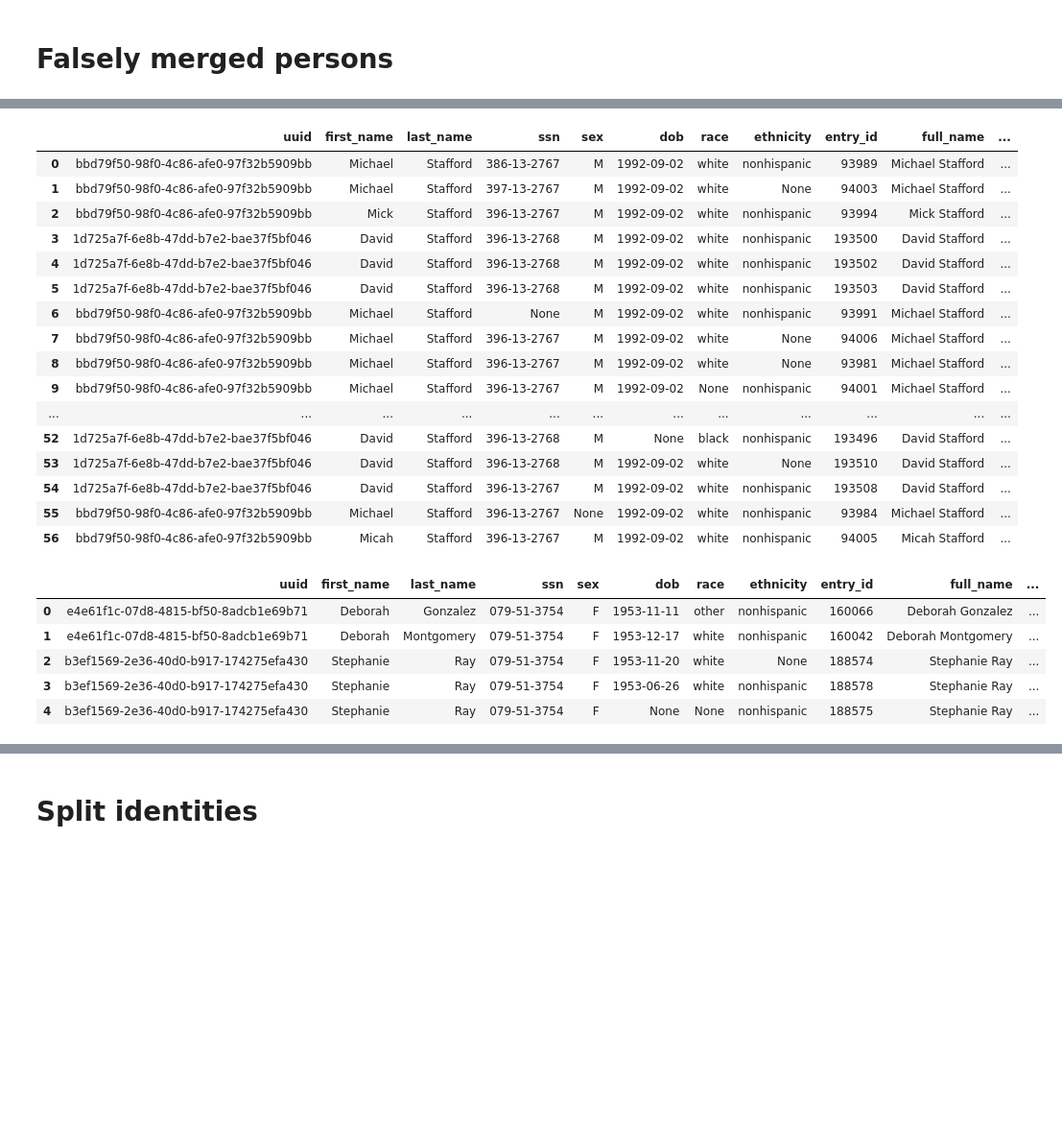
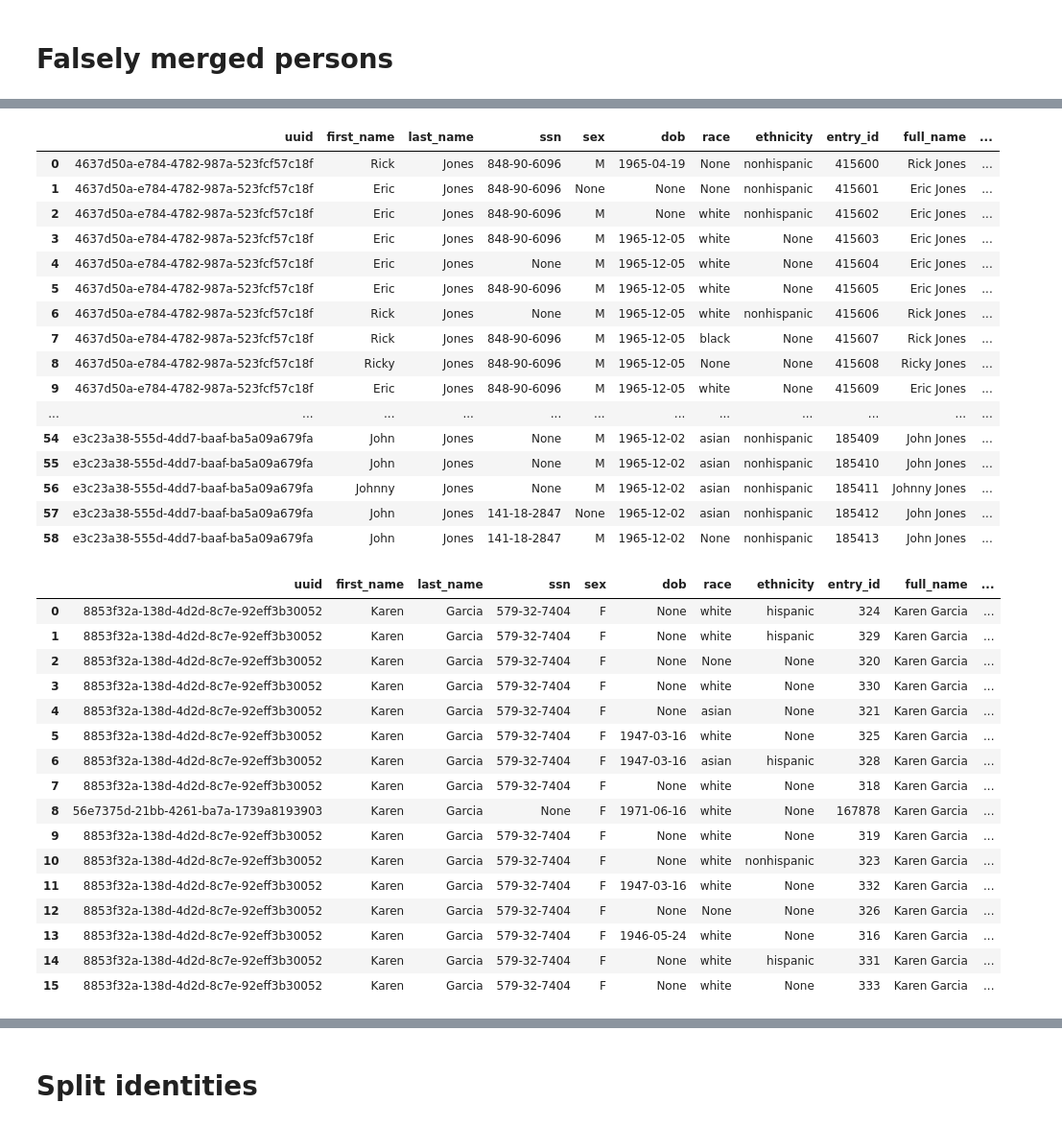
Before and after one commit to dssg/pgdedupe, a Jupyter notebook: Deduplication validation.ipynb, the cells around one changed output, grey strips where cells are left out. Shown at 96% size. Saved outputs shown, nothing was run; the diff lists cells and outputs as text; code cells hidden in the pictures; blank space fills up the shorter version.

```diff
--- a/Deduplication validation.ipynb
+++ b/Deduplication validation.ipynb
@@ -52,34 +52,45 @@ print("{} falsely merged identities; {}% of all identities".format(sum(df['count
 # %%
 dups = df[df['count'] > 1].dedupe_id
 # Many are twins:
-pd.read_sql('SELECT * FROM dedupe.entries WHERE dedupe_id = {}'.format(dups.iloc[2]), engine)
+pd.read_sql('SELECT * FROM dedupe.entries WHERE dedupe_id = {} order by uuid, entry_id'.format(dups.iloc[3]), engine)
 # %% [output]
 |  | uuid | first_name | last_name | ssn | sex | dob | race | ethnicity | entry_id | full_name | ... |
-| 0 | bbd79f50-98f0-4c86-afe0-97f32b5909bb | Michael | Stafford | 386-13-2767 | M | 1992-09-02 | white | nonhispanic | 93989 | Michael Stafford | ... |
-| 1 | bbd79f50-98f0-4c86-afe0-97f32b5909bb | Michael | Stafford | 397-13-2767 | M | 1992-09-02 | white | None | 94003 | Michael Stafford | ... |
-| 2 | bbd79f50-98f0-4c86-afe0-97f32b5909bb | Mick | Stafford | 396-13-2767 | M | 1992-09-02 | white | nonhispanic | 93994 | Mick Stafford | ... |
-| 3 | 1d725a7f-6e8b-47dd-b7e2-bae37f5bf046 | David | Stafford | 396-13-2768 | M | 1992-09-02 | white | nonhispanic | 193500 | David Stafford | ... |
-| 4 | 1d725a7f-6e8b-47dd-b7e2-bae37f5bf046 | David | Stafford | 396-13-2768 | M | 1992-09-02 | white | nonhispanic | 193502 | David Stafford | ... |
-| 5 | 1d725a7f-6e8b-47dd-b7e2-bae37f5bf046 | David | Stafford | 396-13-2768 | M | 1992-09-02 | white | nonhispanic | 193503 | David Stafford | ... |
-| 6 | bbd79f50-98f0-4c86-afe0-97f32b5909bb | Michael | Stafford | None | M | 1992-09-02 | white | nonhispanic | 93991 | Michael Stafford | ... |
-| 7 | bbd79f50-98f0-4c86-afe0-97f32b5909bb | Michael | Stafford | 396-13-2767 | M | 1992-09-02 | white | None | 94006 | Michael Stafford | ... |
-| 8 | bbd79f50-98f0-4c86-afe0-97f32b5909bb | Michael | Stafford | 396-13-2767 | M | 1992-09-02 | white | None | 93981 | Michael Stafford | ... |
-| 9 | bbd79f50-98f0-4c86-afe0-97f32b5909bb | Michael | Stafford | 396-13-2767 | M | 1992-09-02 | None | nonhispanic | 94001 | Michael Stafford | ... |
+| 0 | 4637d50a-e784-4782-987a-523fcf57c18f | Rick | Jones | 848-90-6096 | M | 1965-04-19 | None | nonhispanic | 415600 | Rick Jones | ... |
+| 1 | 4637d50a-e784-4782-987a-523fcf57c18f | Eric | Jones | 848-90-6096 | None | None | None | nonhispanic | 415601 | Eric Jones | ... |
+| 2 | 4637d50a-e784-4782-987a-523fcf57c18f | Eric | Jones | 848-90-6096 | M | None | white | nonhispanic | 415602 | Eric Jones | ... |
+| 3 | 4637d50a-e784-4782-987a-523fcf57c18f | Eric | Jones | 848-90-6096 | M | 1965-12-05 | white | None | 415603 | Eric Jones | ... |
+| 4 | 4637d50a-e784-4782-987a-523fcf57c18f | Eric | Jones | None | M | 1965-12-05 | white | None | 415604 | Eric Jones | ... |
+| 5 | 4637d50a-e784-4782-987a-523fcf57c18f | Eric | Jones | 848-90-6096 | M | 1965-12-05 | white | None | 415605 | Eric Jones | ... |
+| 6 | 4637d50a-e784-4782-987a-523fcf57c18f | Rick | Jones | None | M | 1965-12-05 | white | nonhispanic | 415606 | Rick Jones | ... |
+| 7 | 4637d50a-e784-4782-987a-523fcf57c18f | Rick | Jones | 848-90-6096 | M | 1965-12-05 | black | None | 415607 | Rick Jones | ... |
+| 8 | 4637d50a-e784-4782-987a-523fcf57c18f | Ricky | Jones | 848-90-6096 | M | 1965-12-05 | None | None | 415608 | Ricky Jones | ... |
+| 9 | 4637d50a-e784-4782-987a-523fcf57c18f | Eric | Jones | 848-90-6096 | M | 1965-12-05 | white | None | 415609 | Eric Jones | ... |
 | ... | ... | ... | ... | ... | ... | ... | ... | ... | ... | ... | ... |
-| 52 | 1d725a7f-6e8b-47dd-b7e2-bae37f5bf046 | David | Stafford | 396-13-2768 | M | None | black | nonhispanic | 193496 | David Stafford | ... |
-| 53 | 1d725a7f-6e8b-47dd-b7e2-bae37f5bf046 | David | Stafford | 396-13-2768 | M | 1992-09-02 | white | None | 193510 | David Stafford | ... |
-| 54 | 1d725a7f-6e8b-47dd-b7e2-bae37f5bf046 | David | Stafford | 396-13-2767 | M | 1992-09-02 | white | nonhispanic | 193508 | David Stafford | ... |
-| 55 | bbd79f50-98f0-4c86-afe0-97f32b5909bb | Michael | Stafford | 396-13-2767 | None | 1992-09-02 | white | nonhispanic | 93984 | Michael Stafford | ... |
-| 56 | bbd79f50-98f0-4c86-afe0-97f32b5909bb | Micah | Stafford | 396-13-2767 | M | 1992-09-02 | white | nonhispanic | 94005 | Micah Stafford | ... |
+| 54 | e3c23a38-555d-4dd7-baaf-ba5a09a679fa | John | Jones | None | M | 1965-12-02 | asian | nonhispanic | 185409 | John Jones | ... |
+| 55 | e3c23a38-555d-4dd7-baaf-ba5a09a679fa | John | Jones | None | M | 1965-12-02 | asian | nonhispanic | 185410 | John Jones | ... |
+| 56 | e3c23a38-555d-4dd7-baaf-ba5a09a679fa | Johnny | Jones | None | M | 1965-12-02 | asian | nonhispanic | 185411 | Johnny Jones | ... |
+| 57 | e3c23a38-555d-4dd7-baaf-ba5a09a679fa | John | Jones | 141-18-2847 | None | 1965-12-02 | asian | nonhispanic | 185412 | John Jones | ... |
+| 58 | e3c23a38-555d-4dd7-baaf-ba5a09a679fa | John | Jones | 141-18-2847 | M | 1965-12-02 | None | nonhispanic | 185413 | John Jones | ... |
 # %%
 # Some are SSN collisions?
-pd.read_sql("SELECT * FROM dedupe.entries WHERE ssn = '079-51-3754'", engine)
+pd.read_sql('SELECT * FROM dedupe.entries WHERE dedupe_id = {}'.format(dups.iloc[0]), engine)
 # %% [output]
 |  | uuid | first_name | last_name | ssn | sex | dob | race | ethnicity | entry_id | full_name | ... |
-| 0 | e4e61f1c-07d8-4815-bf50-8adcb1e69b71 | Deborah | Gonzalez | 079-51-3754 | F | 1953-11-11 | other | nonhispanic | 160066 | Deborah Gonzalez | ... |
-| 1 | e4e61f1c-07d8-4815-bf50-8adcb1e69b71 | Deborah | Montgomery | 079-51-3754 | F | 1953-12-17 | white | nonhispanic | 160042 | Deborah Montgomery | ... |
-| 2 | b3ef1569-2e36-40d0-b917-174275efa430 | Stephanie | Ray | 079-51-3754 | F | 1953-11-20 | white | None | 188574 | Stephanie Ray | ... |
-| 3 | b3ef1569-2e36-40d0-b917-174275efa430 | Stephanie | Ray | 079-51-3754 | F | 1953-06-26 | white | nonhispanic | 188578 | Stephanie Ray | ... |
-| 4 | b3ef1569-2e36-40d0-b917-174275efa430 | Stephanie | Ray | 079-51-3754 | F | None | None | nonhispanic | 188575 | Stephanie Ray | ... |
+| 0 | 8853f32a-138d-4d2d-8c7e-92eff3b30052 | Karen | Garcia | 579-32-7404 | F | None | white | hispanic | 324 | Karen Garcia | ... |
+| 1 | 8853f32a-138d-4d2d-8c7e-92eff3b30052 | Karen | Garcia | 579-32-7404 | F | None | white | hispanic | 329 | Karen Garcia | ... |
+| 2 | 8853f32a-138d-4d2d-8c7e-92eff3b30052 | Karen | Garcia | 579-32-7404 | F | None | None | None | 320 | Karen Garcia | ... |
+| 3 | 8853f32a-138d-4d2d-8c7e-92eff3b30052 | Karen | Garcia | 579-32-7404 | F | None | white | None | 330 | Karen Garcia | ... |
+| 4 | 8853f32a-138d-4d2d-8c7e-92eff3b30052 | Karen | Garcia | 579-32-7404 | F | None | asian | None | 321 | Karen Garcia | ... |
+| 5 | 8853f32a-138d-4d2d-8c7e-92eff3b30052 | Karen | Garcia | 579-32-7404 | F | 1947-03-16 | white | None | 325 | Karen Garcia | ... |
+| 6 | 8853f32a-138d-4d2d-8c7e-92eff3b30052 | Karen | Garcia | 579-32-7404 | F | 1947-03-16 | asian | hispanic | 328 | Karen Garcia | ... |
+| 7 | 8853f32a-138d-4d2d-8c7e-92eff3b30052 | Karen | Garcia | 579-32-7404 | F | None | white | None | 318 | Karen Garcia | ... |
+| 8 | 56e7375d-21bb-4261-ba7a-1739a8193903 | Karen | Garcia | None | F | 1971-06-16 | white | None | 167878 | Karen Garcia | ... |
+| 9 | 8853f32a-138d-4d2d-8c7e-92eff3b30052 | Karen | Garcia | 579-32-7404 | F | None | white | None | 319 | Karen Garcia | ... |
+| 10 | 8853f32a-138d-4d2d-8c7e-92eff3b30052 | Karen | Garcia | 579-32-7404 | F | None | white | nonhispanic | 323 | Karen Garcia | ... |
+| 11 | 8853f32a-138d-4d2d-8c7e-92eff3b30052 | Karen | Garcia | 579-32-7404 | F | 1947-03-16 | white | None | 332 | Karen Garcia | ... |
+| 12 | 8853f32a-138d-4d2d-8c7e-92eff3b30052 | Karen | Garcia | 579-32-7404 | F | None | None | None | 326 | Karen Garcia | ... |
+| 13 | 8853f32a-138d-4d2d-8c7e-92eff3b30052 | Karen | Garcia | 579-32-7404 | F | 1946-05-24 | white | None | 316 | Karen Garcia | ... |
+| 14 | 8853f32a-138d-4d2d-8c7e-92eff3b30052 | Karen | Garcia | 579-32-7404 | F | None | white | hispanic | 331 | Karen Garcia | ... |
+| 15 | 8853f32a-138d-4d2d-8c7e-92eff3b30052 | Karen | Garcia | 579-32-7404 | F | None | white | None | 333 | Karen Garcia | ... |
 # %%
 # And some just very similar
```
Also changed, not shown: parts of 13 cells of this notebook, 2 other files.
